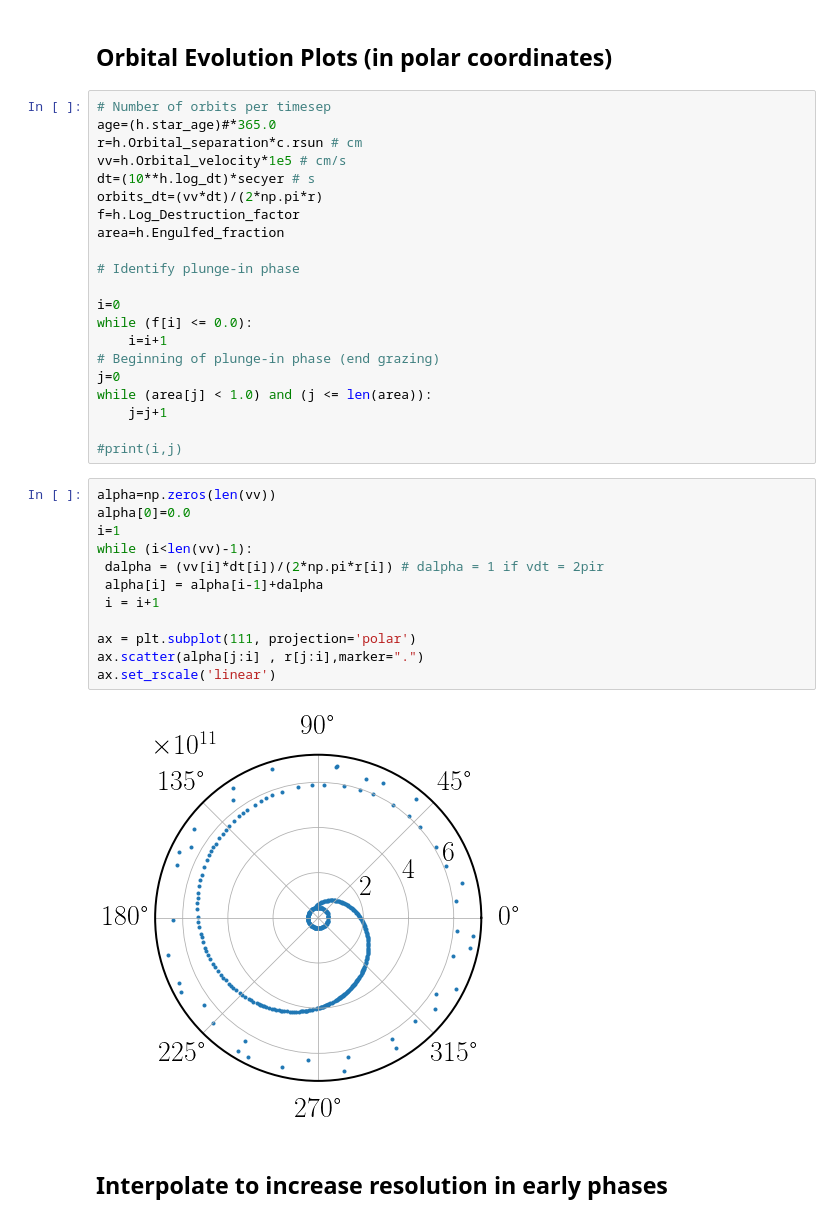
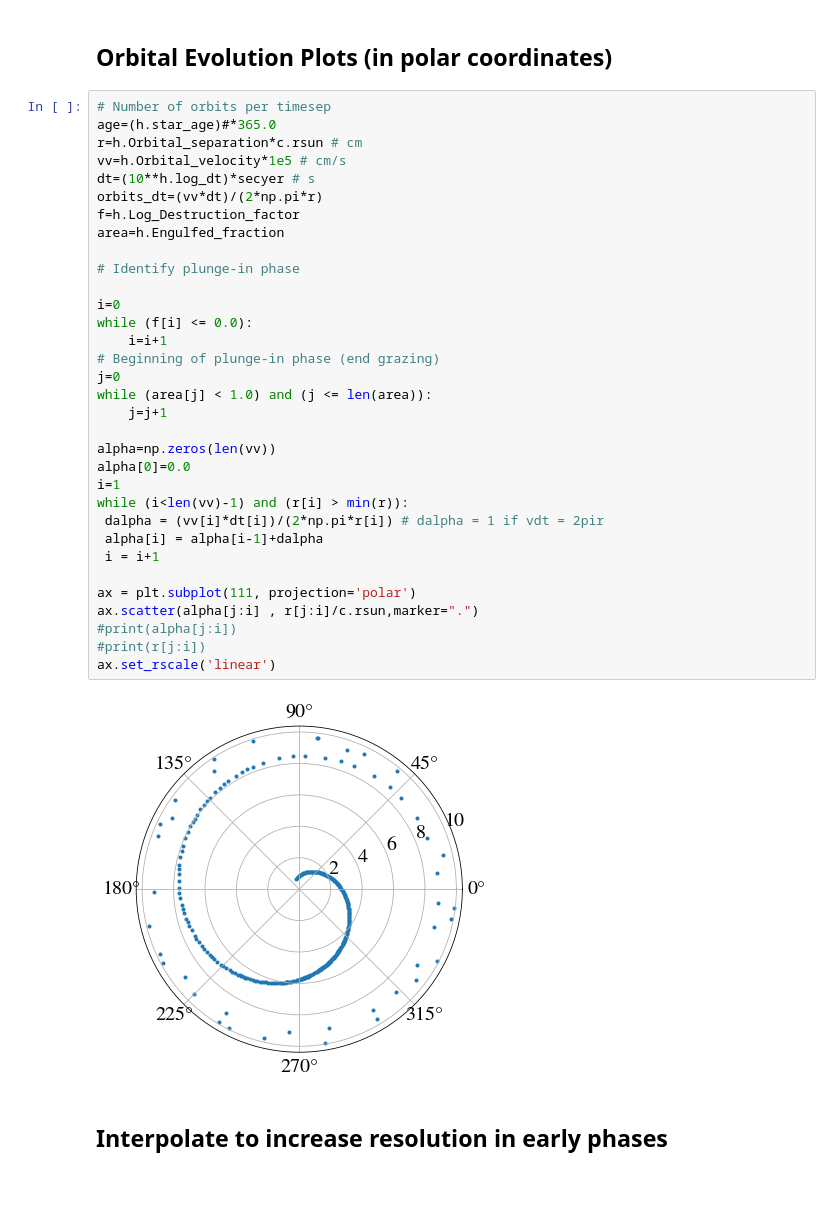
Before and after one commit to matteocantiello/planetaryengulfments, a Jupyter notebook: Dropbox (Personal)/work/engulfment/15140/engulfment.ipynb, the cells around one changed output. Saved outputs shown, nothing was run; the diff lists cells and outputs as text; blank space fills up the shorter version.

```diff
--- a/Dropbox (Personal)/work/engulfment/15140/engulfment.ipynb
+++ b/Dropbox (Personal)/work/engulfment/15140/engulfment.ipynb
@@ -440,37 +430,37 @@ print(sum(10**injected_e))
 # %%
 # Number of orbits per timesep
 age=(h.star_age)#*365.0
 r=h.Orbital_separation*c.rsun # cm
 vv=h.Orbital_velocity*1e5 # cm/s
 dt=(10**h.log_dt)*secyer # s
 orbits_dt=(vv*dt)/(2*np.pi*r)
 f=h.Log_Destruction_factor
 area=h.Engulfed_fraction
 
 # Identify plunge-in phase
 
 i=0
 while (f[i] <= 0.0):
     i=i+1
 # Beginning of plunge-in phase (end grazing)
 j=0
 while (area[j] < 1.0) and (j <= len(area)):
     j=j+1
 
-#print(i,j)
+alpha=np.zeros(len(vv))
+alpha[0]=0.0
+i=1
+while (i<len(vv)-1) and (r[i] > min(r)):
+ dalpha = (vv[i]*dt[i])/(2*np.pi*r[i]) # dalpha = 1 if vdt = 2pir
+ alpha[i] = alpha[i-1]+dalpha
+ i = i+1
+
+ax = plt.subplot(111, projection='polar')
+ax.scatter(alpha[j:i] , r[j:i]/c.rsun,marker=".")
+#print(alpha[j:i])
+#print(r[j:i])
+ax.set_rscale('linear')
+# %% [output]
+[figure, added]
-# %%
-alpha=np.zeros(len(vv))
-alpha[0]=0.0
-i=1
-while (i<len(vv)-1):
- dalpha = (vv[i]*dt[i])/(2*np.pi*r[i]) # dalpha = 1 if vdt = 2pir
- alpha[i] = alpha[i-1]+dalpha
- i = i+1
-
-ax = plt.subplot(111, projection='polar')
-ax.scatter(alpha[j:i] , r[j:i],marker=".")
-ax.set_rscale('linear')
-# %% [output]
-[figure, removed]
 # %% [markdown]
 ## Interpolate to increase resolution in early phases
```
Also changed, not shown: parts of 27 cells of this notebook.
